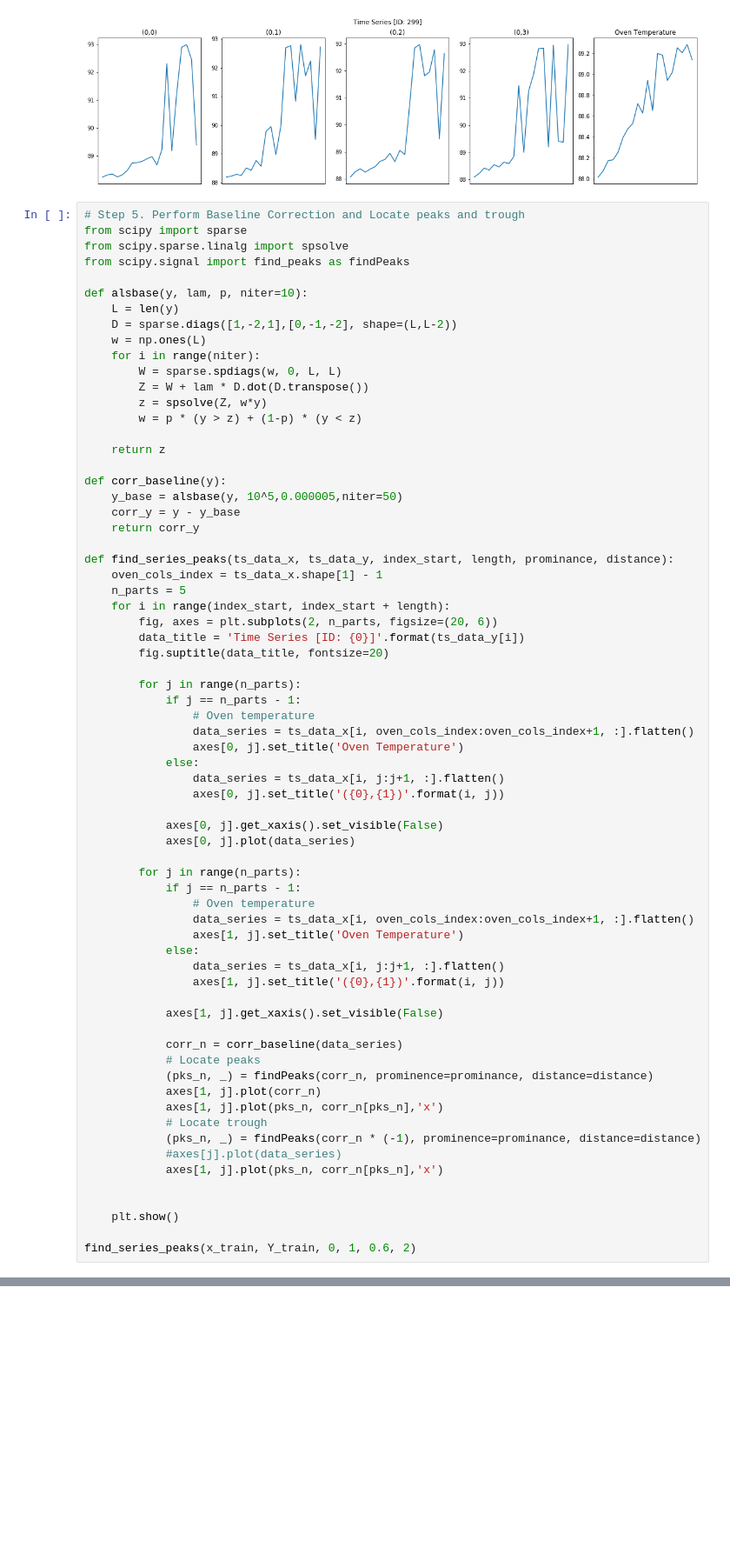
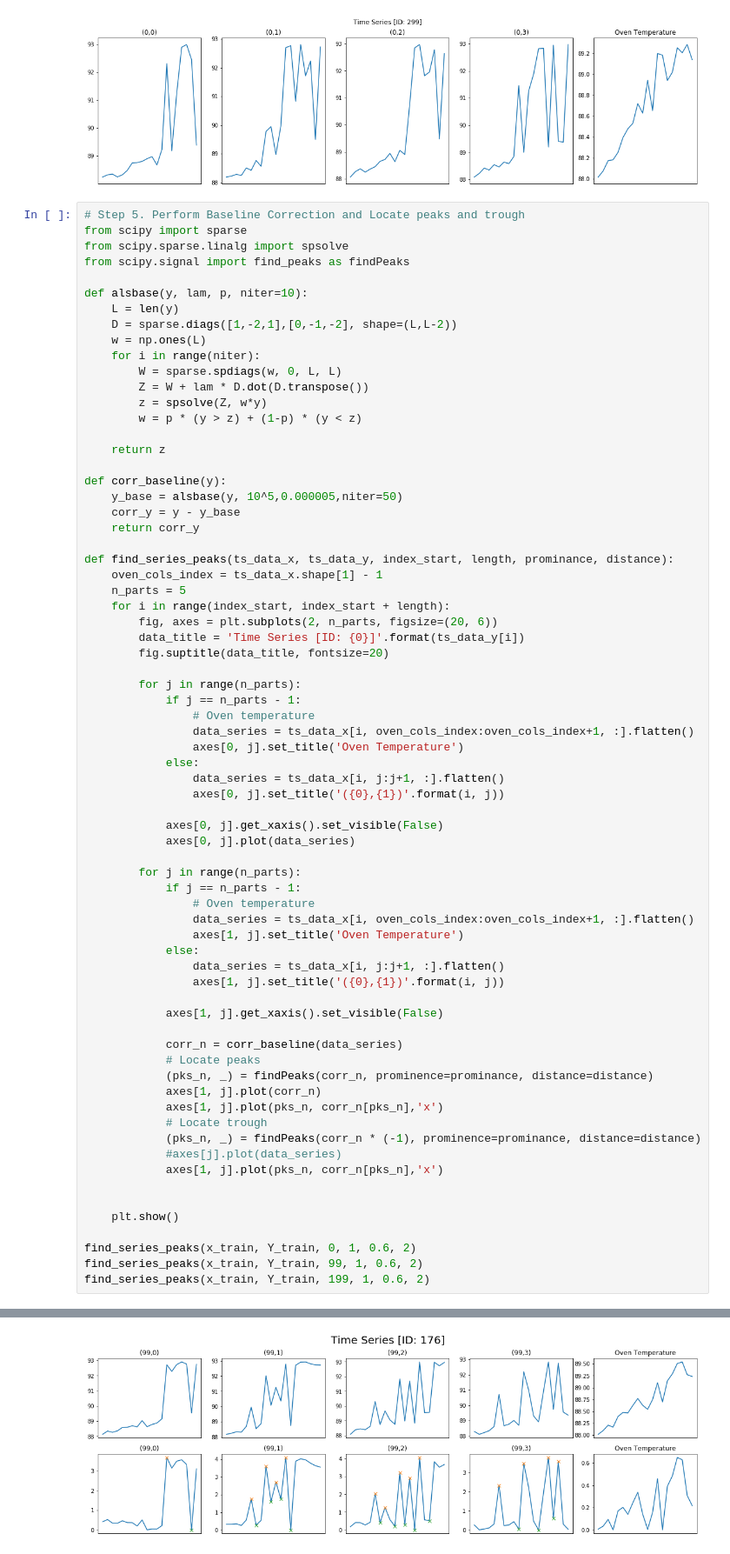
Before and after one commit to caoliang/ISSM-CA3, a Jupyter notebook: ISSM_CA3_GC.ipynb, the cells around one changed output, grey strips where cells are left out. Shown at 87% size. Drawn from its saved outputs; the diff is of its cells as text; blank space fills up the shorter version.

```diff
--- a/ISSM_CA3_GC.ipynb
+++ b/ISSM_CA3_GC.ipynb
@@ -170,30 +169,33 @@ def find_series_peaks(ts_data_x, ts_data_y, index_start, length, prominance, dis
             axes[0, j].get_xaxis().set_visible(False)
             axes[0, j].plot(data_series)
 
         for j in range(n_parts):
             if j == n_parts - 1:
                 # Oven temperature
                 data_series = ts_data_x[i, oven_cols_index:oven_cols_index+1, :].flatten()
                 axes[1, j].set_title('Oven Temperature')
             else:
                 data_series = ts_data_x[i, j:j+1, :].flatten()
                 axes[1, j].set_title('({0},{1})'.format(i, j))
 
             axes[1, j].get_xaxis().set_visible(False)
 
             corr_n = corr_baseline(data_series)
             # Locate peaks
             (pks_n, _) = findPeaks(corr_n, prominence=prominance, distance=distance)
             axes[1, j].plot(corr_n)
             axes[1, j].plot(pks_n, corr_n[pks_n],'x')
             # Locate trough
             (pks_n, _) = findPeaks(corr_n * (-1), prominence=prominance, distance=distance)
             #axes[j].plot(data_series)
             axes[1, j].plot(pks_n, corr_n[pks_n],'x')
 
 
     plt.show()
 
 find_series_peaks(x_train, Y_train, 0, 1, 0.6, 2)
+find_series_peaks(x_train, Y_train, 99, 1, 0.6, 2)
+find_series_peaks(x_train, Y_train, 199, 1, 0.6, 2)
 # %% [output]
 [figure]
+[figure, added]
```
Also changed, not shown: parts of 27 cells of this notebook.
